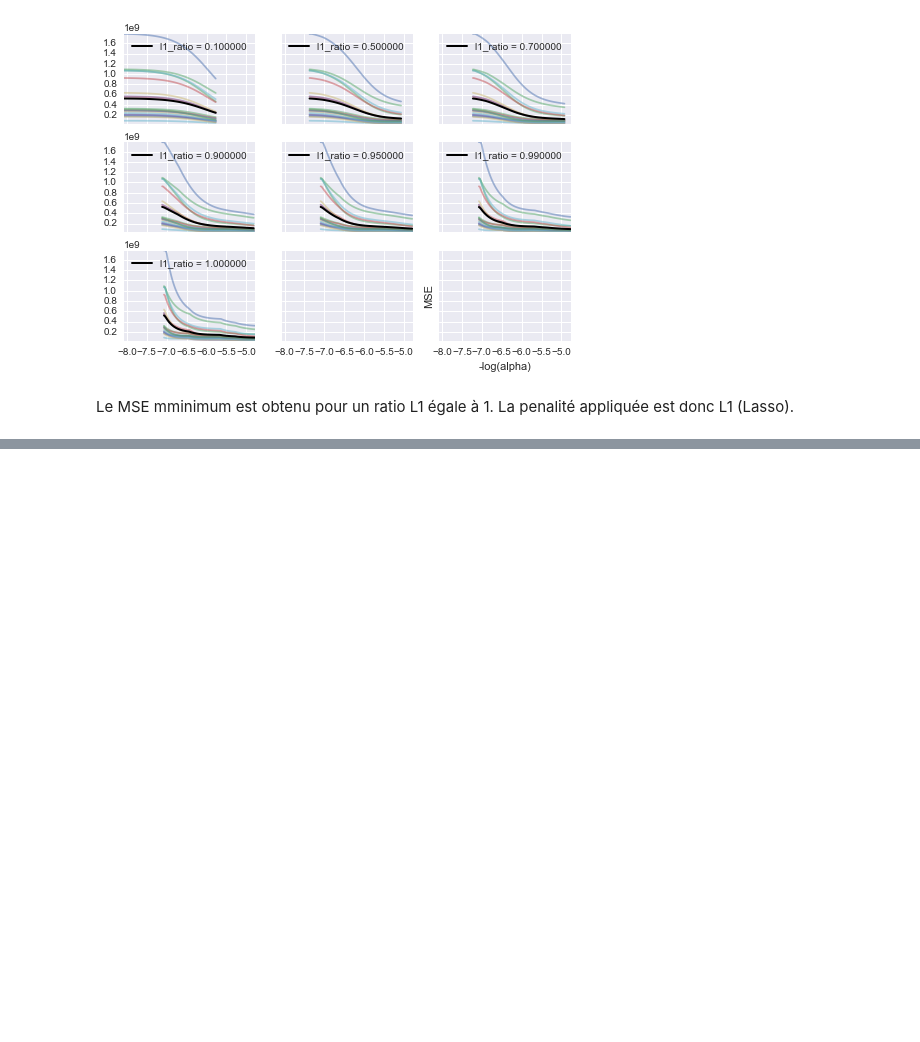
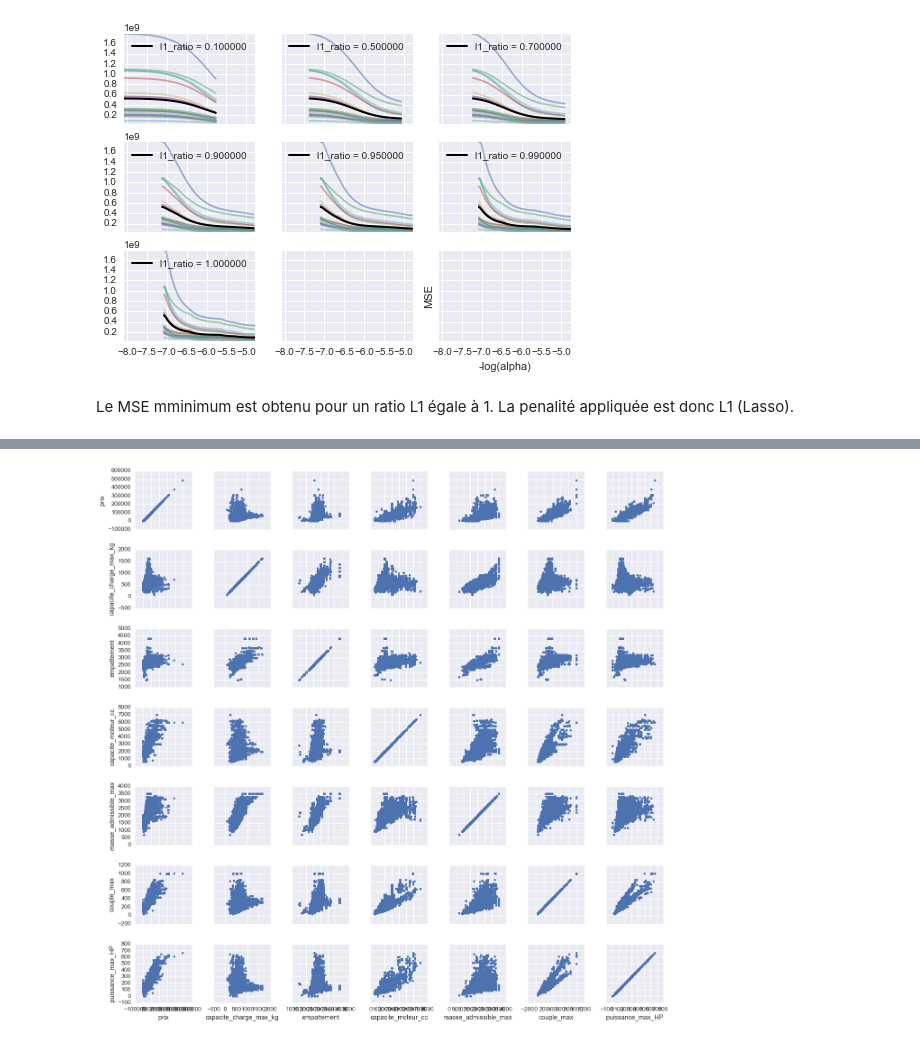
Before and after one commit to mgirardot/DataScienceChallenges, a Jupyter notebook: Data Science Challenge 1 (part 4).ipynb, the cells around one changed output, grey strips where cells are left out. Drawn from its saved outputs; the diff is of its cells as text; code cells hidden in the pictures; blank space fills up the shorter version.

```diff
--- a/Data Science Challenge 1 (part 4).ipynb
+++ b/Data Science Challenge 1 (part 4).ipynb
@@ -187,0 +185,10 @@ array([  -0.        ,    0.        ,   -0.        ,   -0.        ,
+# %%
+select_df = data[["prix",'marque', 'modele', 'version', "capacite_charge_max_kg",
+                 "empattement","capacite_moteur_cc","masse_admissible_max",
+                 "couple_max","puissance_max_HP"]]
+# %%
+g = seaborn.PairGrid(select_df)
+g.map(plt.scatter)
+plt.show()
+# %% [output]
+[figure, added]
```
Also changed, not shown: parts of 6 cells of this notebook.
